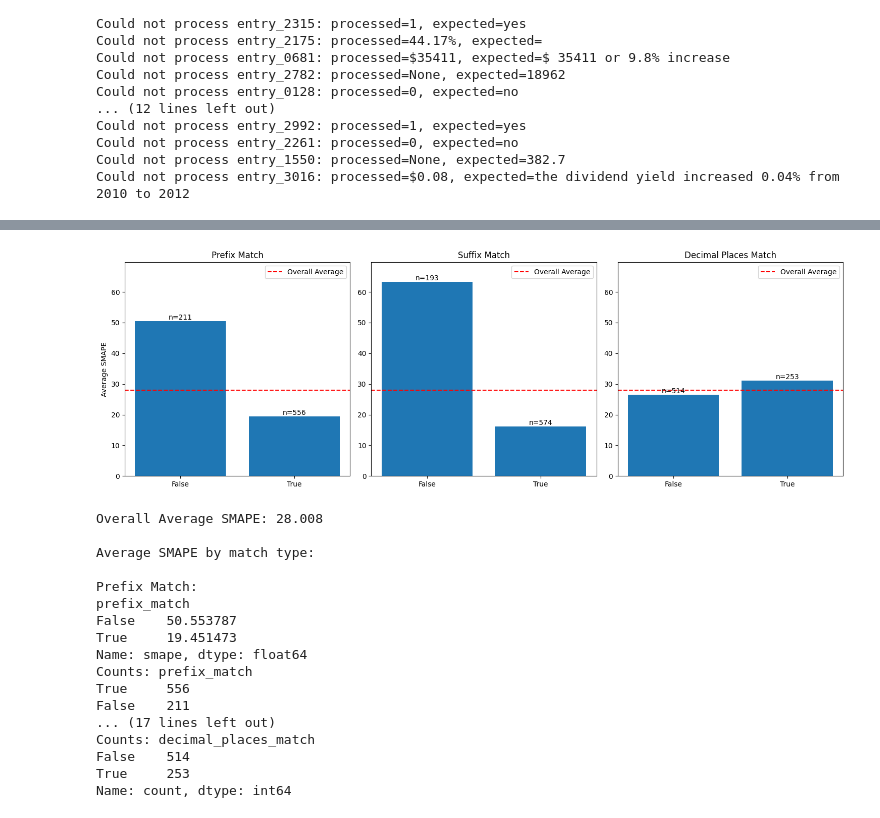
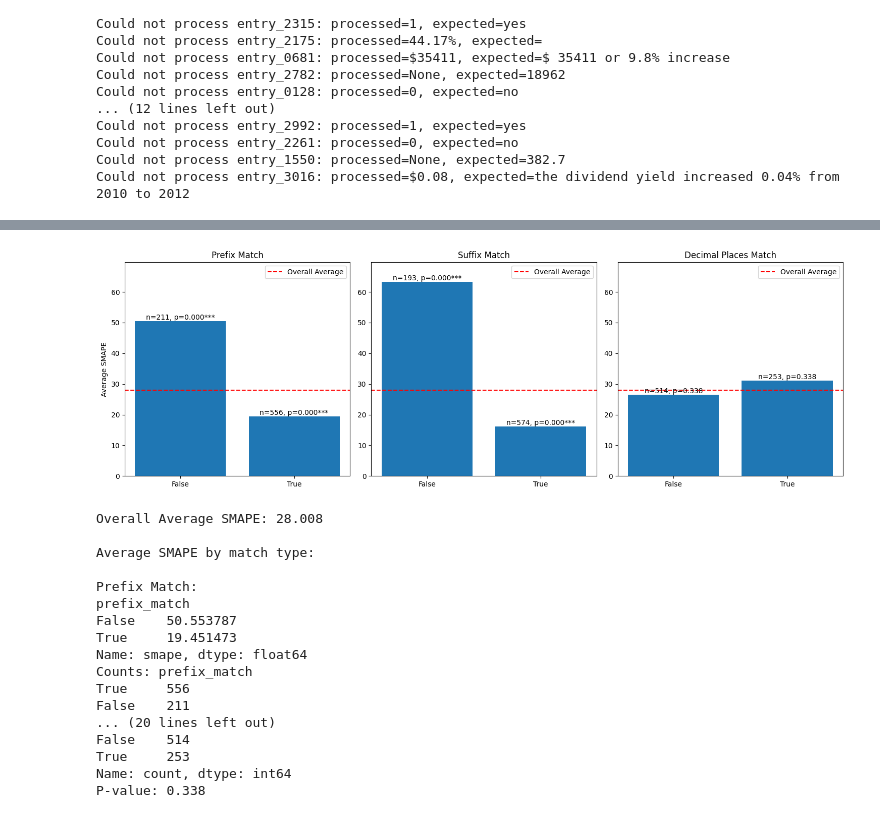
Before and after one commit to MahirManghnani/Technical-Asignment, a Jupyter notebook: notebooks/further_analysis.ipynb, the cells around one changed output, grey strips where cells are left out. Cells and saved outputs as stored; diff of their text form; code cells hidden in the pictures.

```diff
--- a/notebooks/further_analysis.ipynb
+++ b/notebooks/further_analysis.ipynb
@@ -148,6 +114,7 @@ results_df[results_df['smape'].between(195, 200, inclusive='both')]
 # %%
 import pandas as pd
 import matplotlib.pyplot as plt
+from scipy import stats
 
 # Calculate overall average SMAPE
 overall_avg = results_df['smape'].mean()
@@ -167,63 +134,100 @@ prefix_counts = results_df['prefix_match'].value_counts()
 suffix_counts = results_df['suffix_match'].value_counts()
 decimal_counts = results_df['decimal_places_match'].value_counts()
 
+# Function to perform t-test and get p-value
+def get_p_value(df, column):
+    true_data = df[df[column] == True]['smape']
+    false_data = df[df[column] == False]['smape']
+    _, p_value = stats.ttest_ind(true_data.dropna(), false_data.dropna())
+    return p_value
+
 # Prefix match
 prefix_avg = results_df.groupby('prefix_match')['smape'].mean()
+prefix_p = get_p_value(results_df, 'prefix_match')
 bars1 = ax1.bar(['False', 'True'], prefix_avg)
 ax1.axhline(y=overall_avg, color='r', linestyle='--', label='Overall Average')
 ax1.set_title('Prefix Match')
 ax1.set_ylabel('Average SMAPE')
 ax1.legend()
 ax1.set_ylim(0, max_smape * 1.1)
-# Add count annotations
+
+# Add count and p-value annotations
 for idx, bar in enumerate(bars1):
     count = prefix_counts[idx == 1]  # True is 1, False is 0
+    stars = ''
+    if prefix_p < 0.001:
+        stars = '***'
+    elif prefix_p < 0.01:
+        stars = '**'
+    elif prefix_p < 0.05:
+        stars = '*'
     ax1.text(bar.get_x() + bar.get_width()/2, bar.get_height(),
-             f'n={count}', ha='center', va='bottom')
+             f'n={count}, p={prefix_p:.3f}{stars}', ha='center', va='bottom')
 
 # Suffix match
 suffix_avg = results_df.groupby('suffix_match')['smape'].mean()
+suffix_p = get_p_value(results_df, 'suffix_match')
 bars2 = ax2.bar(['False', 'True'], suffix_avg)
 ax2.axhline(y=overall_avg, color='r', linestyle='--', label='Overall Average')
 ax2.set_title('Suffix Match')
 ax2.legend()
 ax2.set_ylim(0, max_smape * 1.1)
-# Add count annotations
+
+# Add count and p-value annotations
 for idx, bar in enumerate(bars2):
     count = suffix_counts[idx == 1]  # True is 1, False is 0
+    stars = ''
+    if suffix_p < 0.001:
+        stars = '***'
+    elif suffix_p < 0.01:
+        stars = '**'
+    elif suffix_p < 0.05:
+        stars = '*'
     ax2.text(bar.get_x() + bar.get_width()/2, bar.get_height(),
-             f'n={count}', ha='center', va='bottom')
+             f'n={count}, p={suffix_p:.3f}{stars}', ha='center', va='bottom')
 
 # Decimal places match
 decimal_avg = results_df.groupby('decimal_places_match')['smape'].mean()
+decimal_p = get_p_value(results_df, 'decimal_places_match')
 bars3 = ax3.bar(['False', 'True'], decimal_avg)
 ax3.axhline(y=overall_avg, color='r', linestyle='--', label='Overall Average')
 ax3.set_title('Decimal Places Match')
 ax3.legend()
 ax3.set_ylim(0, max_smape * 1.1)
-# Add count annotations
+
+# Add count and p-value annotations
 for idx, bar in enumerate(bars3):
     count = decimal_counts[idx == 1]  # True is 1, False is 0
+    stars = ''
+    if decimal_p < 0.001:
+        stars = '***'
+    elif decimal_p < 0.01:
+        stars = '**'
+    elif decimal_p < 0.05:
+        stars = '*'
     ax3.text(bar.get_x() + bar.get_width()/2, bar.get_height(),
-             f'n={count}', ha='center', va='bottom')
+             f'n={count}, p={decimal_p:.3f}{stars}', ha='center', va='bottom')
 
 plt.tight_layout()
 plt.show()
 
-# Print numerical results with counts
+# Print numerical results with counts and p-values
 print(f"\nOverall Average SMAPE: {overall_avg:.3f}")
 print("\nAverage SMAPE by match type:")
 print("\nPrefix Match:")
 print(prefix_avg)
 print("Counts:", prefix_counts)
+print(f"P-value: {prefix_p:.3f}")
 print("\nSuffix Match:")
 print(suffix_avg)
 print("Counts:", suffix_counts)
+print(f"P-value: {suffix_p:.3f}")
 print("\nDecimal Places Match:")
 print(decimal_avg)
 print("Counts:", decimal_counts)
+print(f"P-value: {decimal_p:.3f}")
 # %% [output]
-[figure, old version]
+[figure, new version]
 Overall Average SMAPE: 28.008
 
 Average SMAPE by match type:
@@ -236,8 +240,8 @@ Name: smape, dtype: float64
 Counts: prefix_match
 True     556
 False    211
-... (17 lines left out)
-Counts: decimal_places_match
+... (20 lines left out)
 False    514
 True     253
 Name: count, dtype: int64
+P-value: 0.338
```
Also changed, not shown: parts of 14 cells of this notebook, 5 other files.
